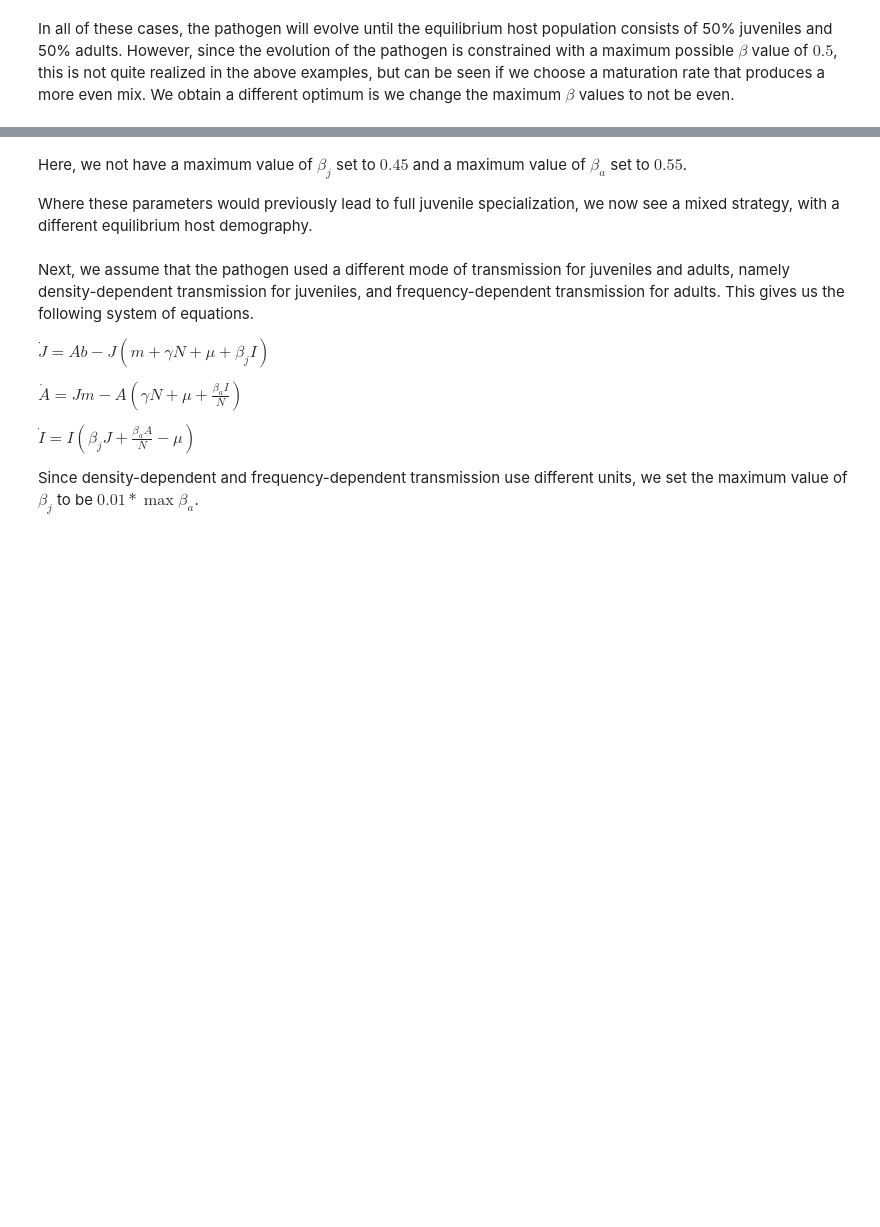
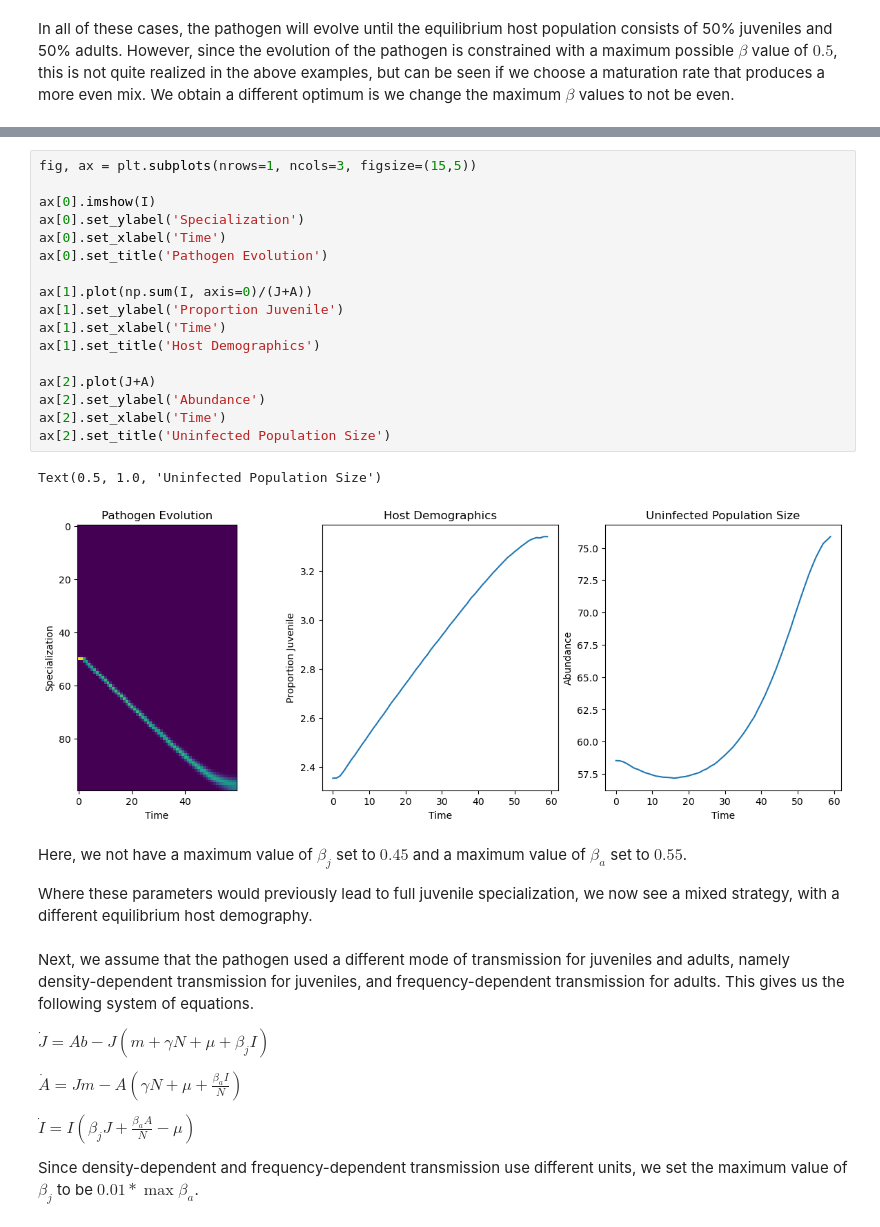
Before and after one commit to svhulse/age-specificity, a Jupyter notebook: demo.ipynb, the cells around one changed output, grey strips where cells are left out. Saved outputs shown, nothing was run; the diff lists cells and outputs as text; blank space fills up the shorter version.

```diff
--- a/demo.ipynb
+++ b/demo.ipynb
@@ -194,3 +194,23 @@ Text(0.5, 1.0, 'Uninfected Population Size')
+# %%
+fig, ax = plt.subplots(nrows=1, ncols=3, figsize=(15,5))
+
+ax[0].imshow(I)
+ax[0].set_ylabel('Specialization')
+ax[0].set_xlabel('Time')
+ax[0].set_title('Pathogen Evolution')
+
+ax[1].plot(np.sum(I, axis=0)/(J+A))
+ax[1].set_ylabel('Proportion Juvenile')
+ax[1].set_xlabel('Time')
+ax[1].set_title('Host Demographics')
+
+ax[2].plot(J+A)
+ax[2].set_ylabel('Abundance')
+ax[2].set_xlabel('Time')
+ax[2].set_title('Uninfected Population Size')
+# %% [output]
+Text(0.5, 1.0, 'Uninfected Population Size')
+[figure, added]
 # %% [markdown]
 Here, we not have a maximum value of $\beta_j$ set to $0.45$ and a maximum value of $\beta_a$ set to $0.55$.
 
```
Also changed, not shown: parts of 5 cells of this notebook, 2 other files.
